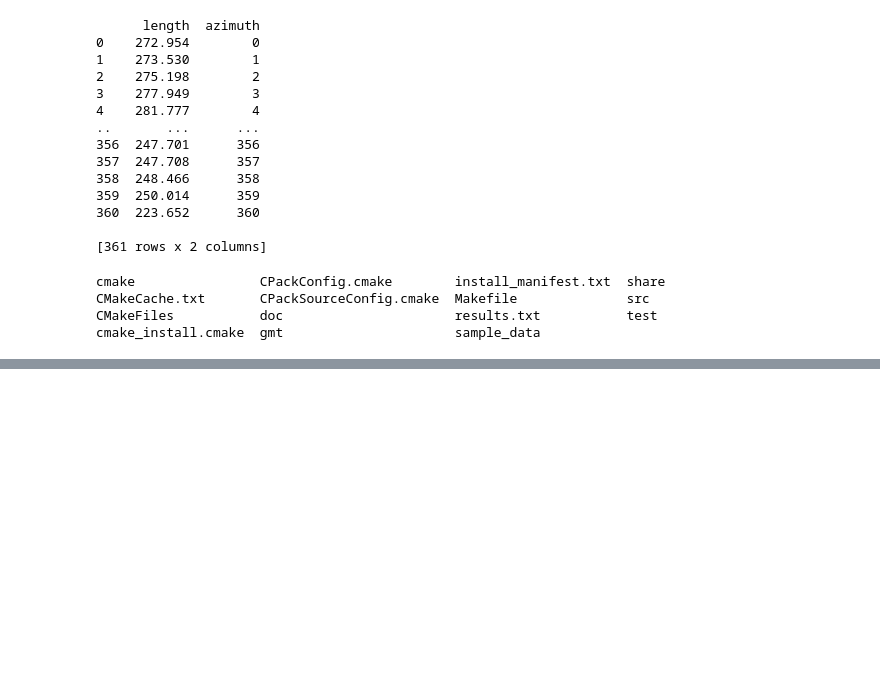
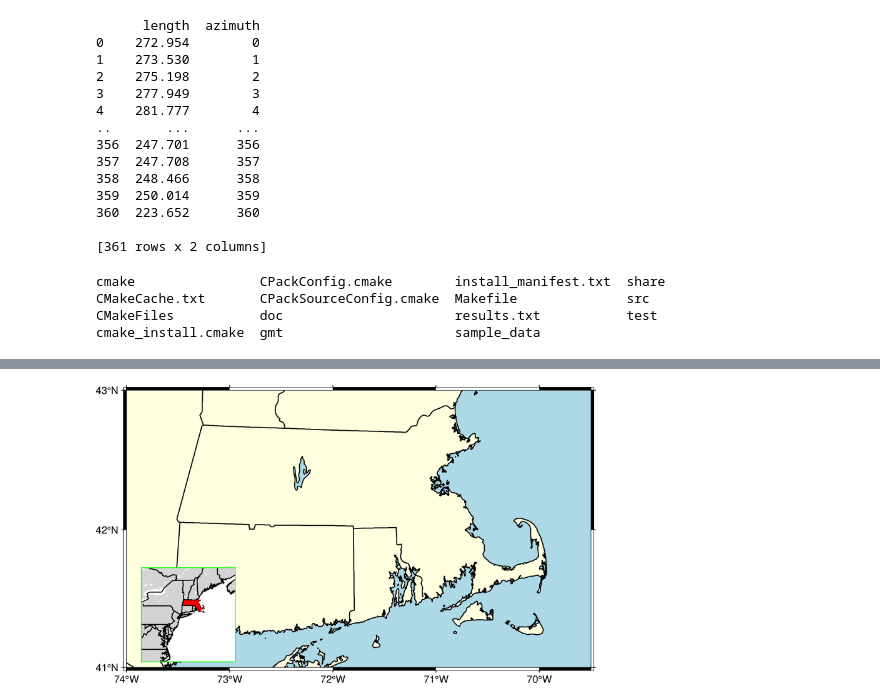
Before and after one commit to brioglade/gmt, a Jupyter notebook: pygmt.ipynb, the cells around one changed output, grey strips where cells are left out. Saved outputs shown, nothing was run; the diff lists cells and outputs as text; code cells hidden in the pictures; blank space fills up the shorter version.

```diff
--- a/pygmt.ipynb
+++ b/pygmt.ipynb
@@ -536,3 +539,30 @@ files.download('results.txt')
 # %% [output]
 [interactive output not drawn]
 [interactive output not drawn]
+# %%
+fig = pygmt.Figure()
+fig.coast(
+    region=[-74, -69.5, 41, 43],
+    borders="2/thin",
+    shorelines="thin",
+    projection="M15c",
+    land="lightyellow",
+    water="lightblue",
+    frame="a",
+)
+# This does not include an inset fill as it is covered by the inset figure
+with fig.inset(position="jBL+w3c+o0.5c/0.2c", box="+pgreen"):
+    # Use a plotting function to create a figure inside the inset
+    fig.coast(
+        region=[-80, -65, 35, 50],
+        projection="M3c",
+        land="lightgray",
+        borders=[1, 2],
+        shorelines="1/thin",
+        water="white",
+        # Use dcw to selectively highlight an area
+        dcw="US.MA+gred",
+    )
+fig.show()
+# %% [output]
+[figure, added]
```
Also changed, not shown: parts of 3 cells of this notebook.
